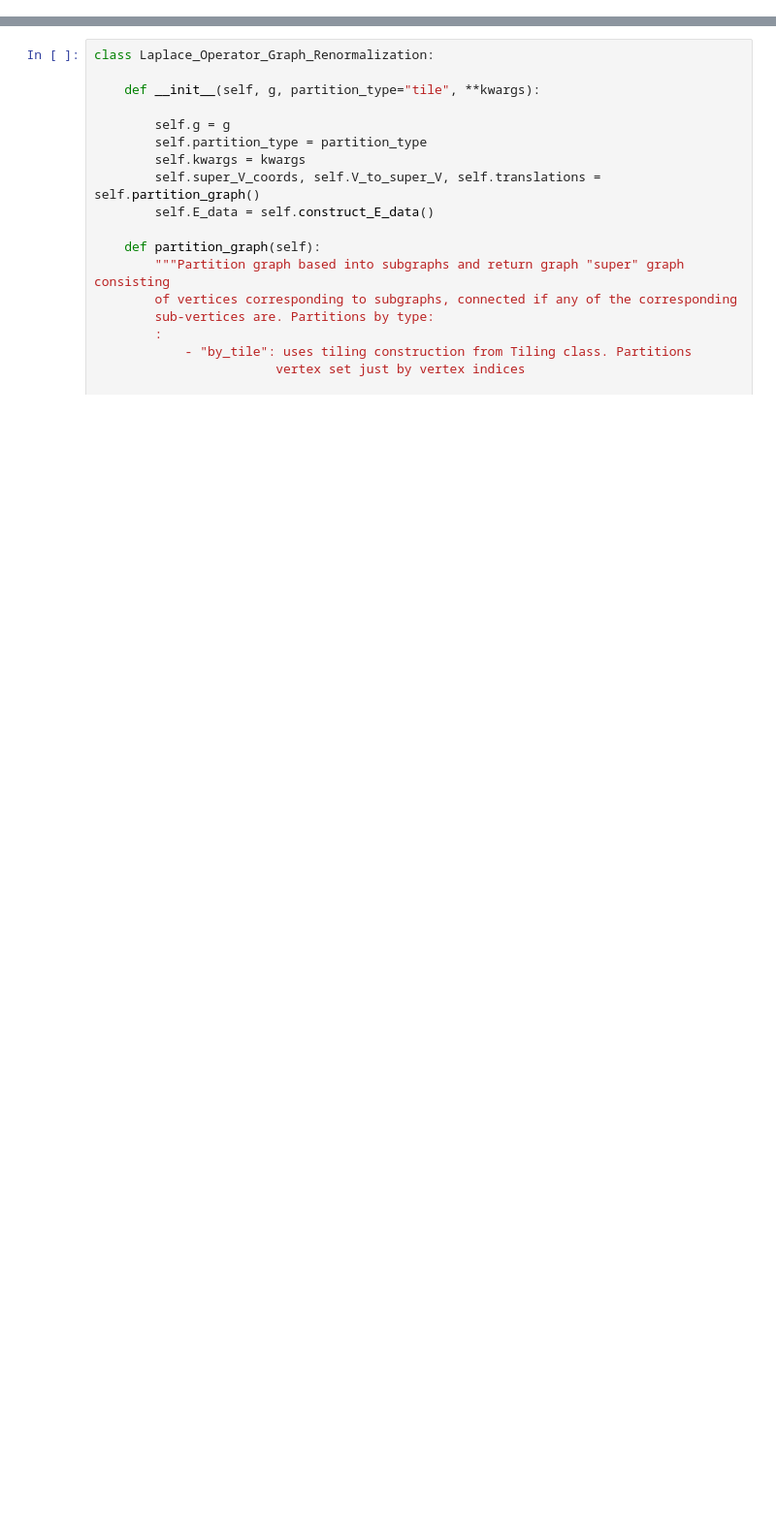
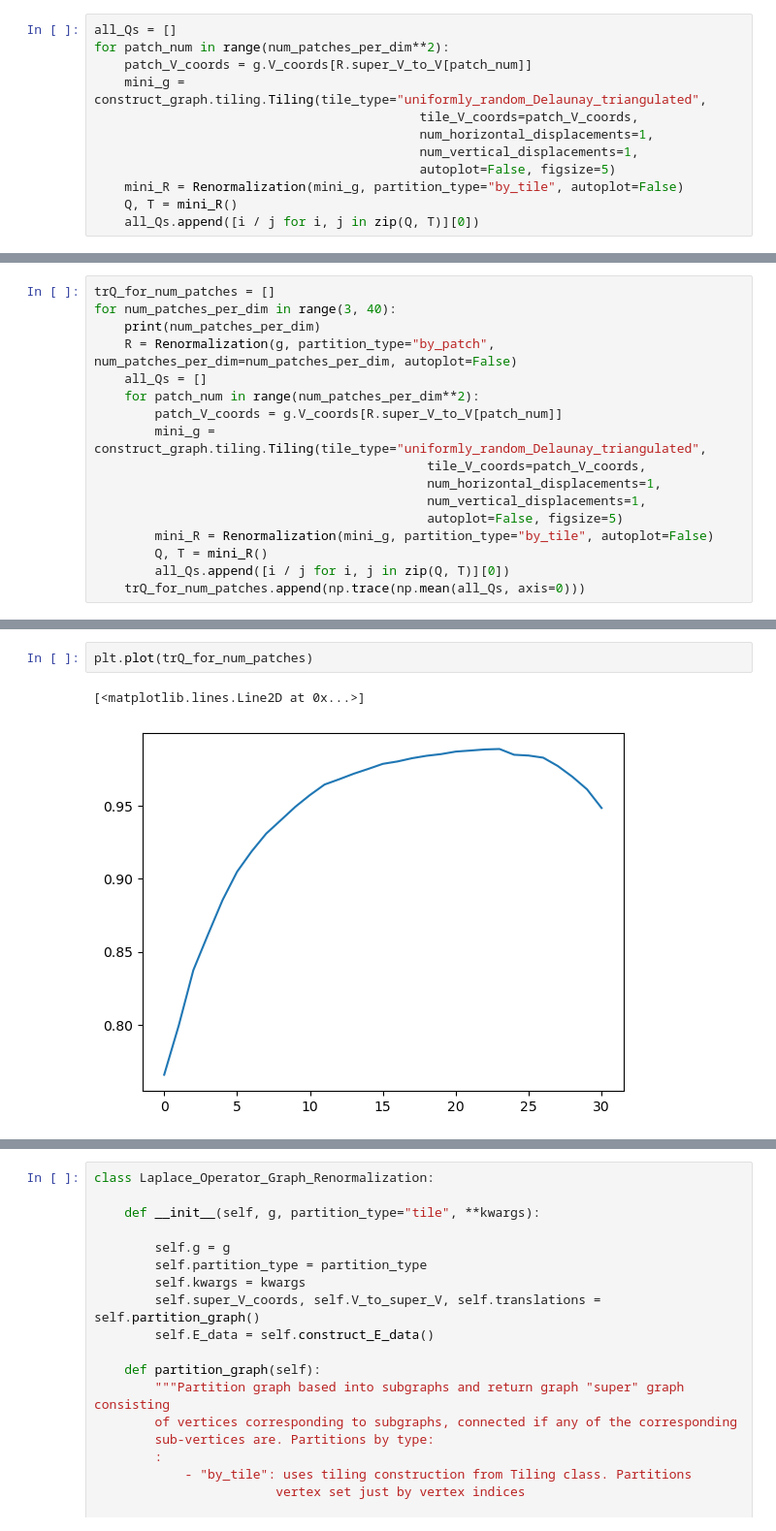
Before and after one commit to sidneyholden1/metric_graph, a Jupyter notebook: test_scripts/patching2.ipynb, the cells around one changed output, grey strips where cells are left out. Shown at 97% size. Drawn from its saved outputs; the diff is of its cells as text; blank space fills up the shorter version.

```diff
--- a/test_scripts/patching2.ipynb
+++ b/test_scripts/patching2.ipynb
@@ -237,0 +288,12 @@ class Renormalization:
+# %%
+all_Qs = []
+for patch_num in range(num_patches_per_dim**2):
+    patch_V_coords = g.V_coords[R.super_V_to_V[patch_num]]
+    mini_g = construct_graph.tiling.Tiling(tile_type="uniformly_random_Delaunay_triangulated",
+                                           tile_V_coords=patch_V_coords,
+                                           num_horizontal_displacements=1,
+                                           num_vertical_displacements=1,
+                                           autoplot=False, figsize=5)
+    mini_R = Renormalization(mini_g, partition_type="by_tile", autoplot=False)
+    Q, T = mini_R()
+    all_Qs.append([i / j for i, j in zip(Q, T)][0])
@@ -237,0 +304,17 @@ class Renormalization:
+# %%
+trQ_for_num_patches = []
+for num_patches_per_dim in range(3, 40):
+    print(num_patches_per_dim)
+    R = Renormalization(g, partition_type="by_patch", num_patches_per_dim=num_patches_per_dim, autoplot=False)
+    all_Qs = []
+    for patch_num in range(num_patches_per_dim**2):
+        patch_V_coords = g.V_coords[R.super_V_to_V[patch_num]]
+        mini_g = construct_graph.tiling.Tiling(tile_type="uniformly_random_Delaunay_triangulated",
+                                            tile_V_coords=patch_V_coords,
+                                            num_horizontal_displacements=1,
+                                            num_vertical_displacements=1,
+                                            autoplot=False, figsize=5)
+        mini_R = Renormalization(mini_g, partition_type="by_tile", autoplot=False)
+        Q, T = mini_R()
+        all_Qs.append([i / j for i, j in zip(Q, T)][0])
+    trQ_for_num_patches.append(np.trace(np.mean(all_Qs, axis=0)))
@@ -237,0 +340,5 @@ class Renormalization:
+# %%
+plt.plot(trQ_for_num_patches)
+# %% [output]
+[<matplotlib.lines.Line2D at 0x...>]
+[figure, added]
```
Also changed, not shown: parts of 26 cells of this notebook, 2 other files.
